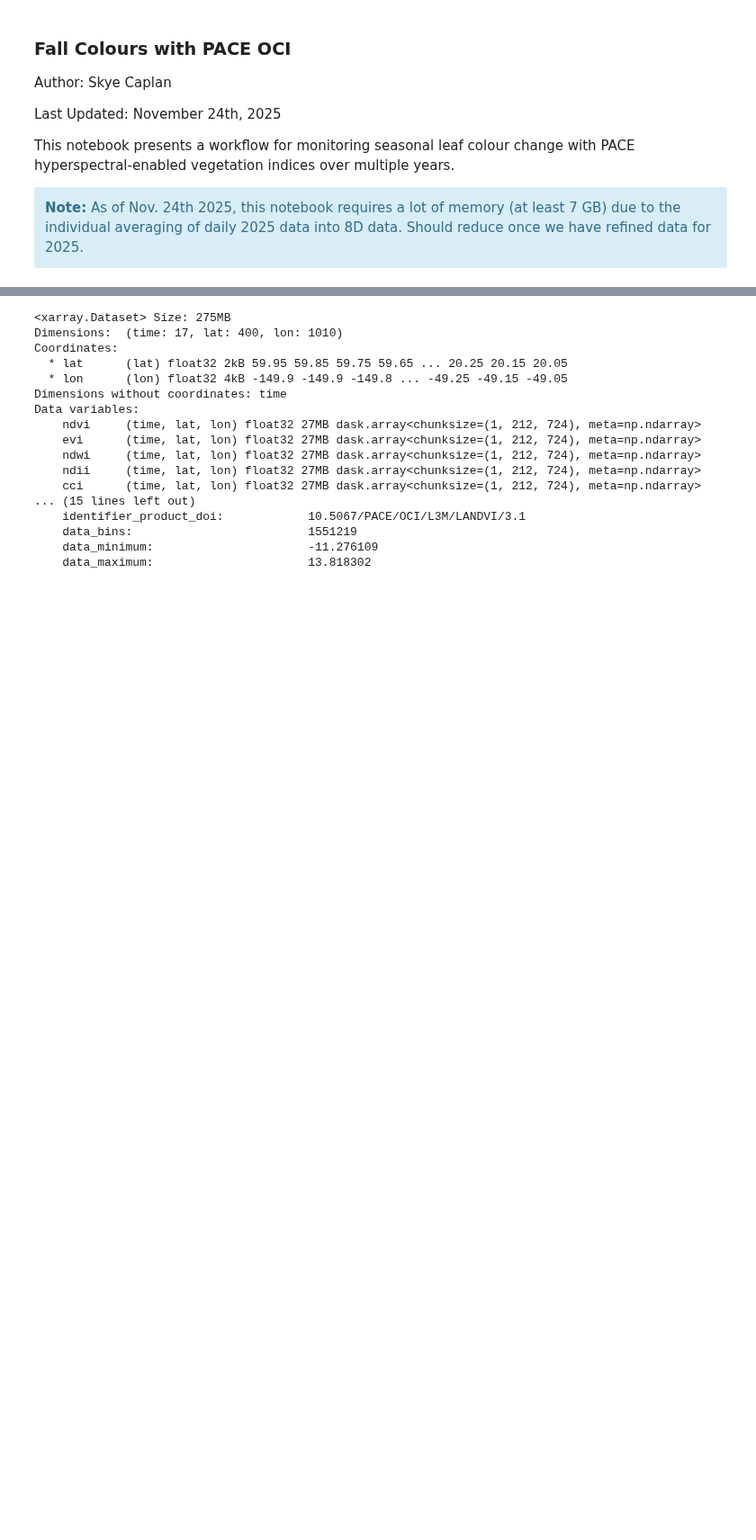
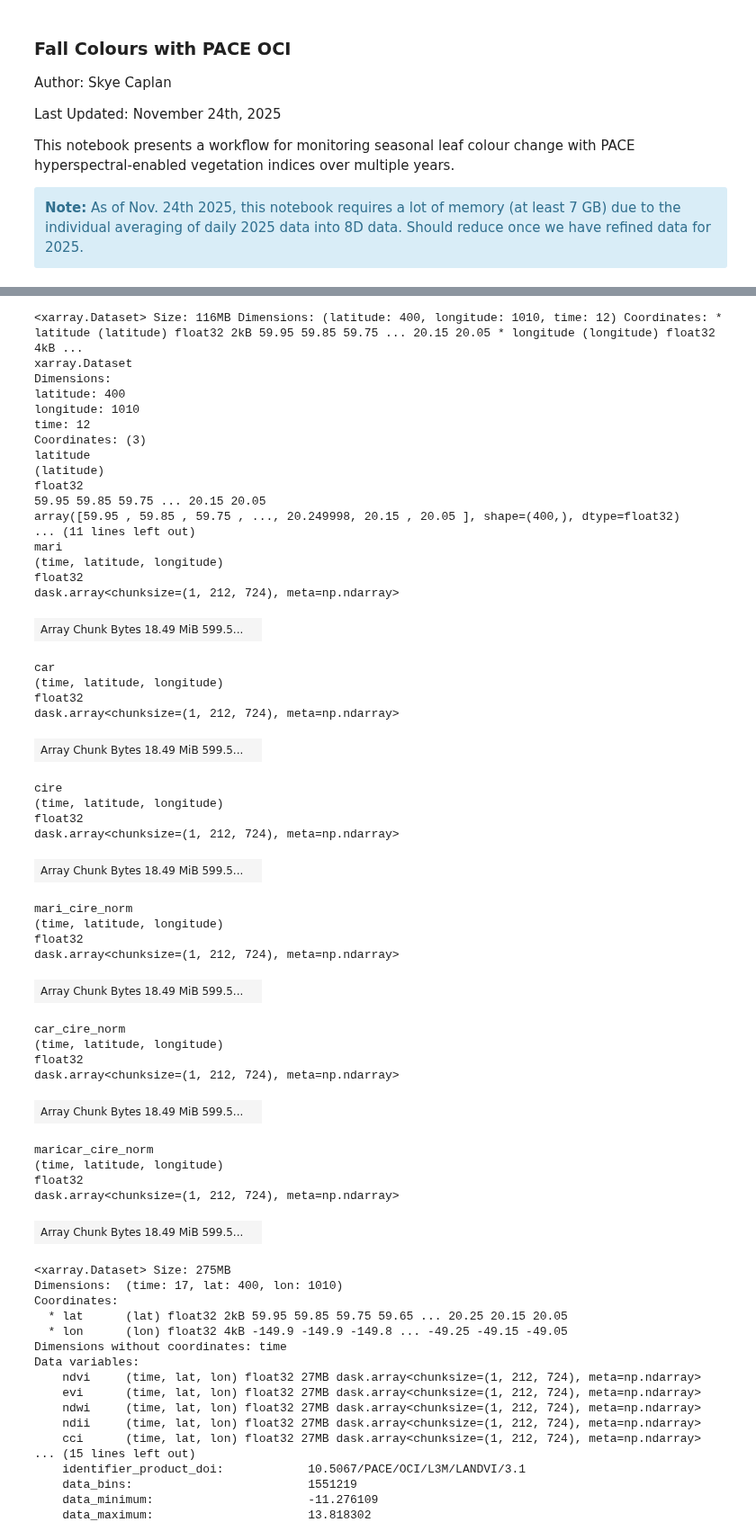
Before and after one commit to skyecaplan/pace-rapid-response, a Jupyter notebook: land/fall_colours.ipynb, the cells around one changed output, grey strips where cells are left out. Shown at 90% size. Saved outputs shown, nothing was run; the diff lists cells and outputs as text; code cells hidden in the pictures; blank space fills up the shorter version.

```diff
--- a/land/fall_colours.ipynb
+++ b/land/fall_colours.ipynb
@@ -82,3 +129,82 @@ start_dates = pd.to_datetime(['2024-08-20', '2024-08-28', '2024-09-05', '2024-09
+# %%
+# Calculate mean ndvi and cire for masking, will use for 2024 as well
+mu_cire = vis_25.cire.mean(dim="time")
+mu_ndvi = vis_25.ndvi.mean(dim="time")
+
+# Where ndvi >= 0.2 and cire >= 0.25 through the season, keep, otherwise nan
+# TODO: Logic is flawed but this works for a quick mask for now
+#       (should prob grab a summer granule)
+vis_25_masked = vis_25.where(np.logical_or(np.logical_and((mu_ndvi >= 0.2),
+                                                          (mu_cire >= 0.25)),
+                                           (np.isnan(vis_25.cire))),
+                             np.nan)
+# %%
+# Normalize?
+normalize = True
+
+if normalize:
+    # Normalize as best as possible
+    cire_25 = vis_25_masked.cire / 3.5
+    mari_25 = vis_25_masked.mari / 3.3
+    car_25 = vis_25_masked.car / 17
+else:
+    cire_25 = vis_25_masked.cire
+    mari_25 = vis_25_masked.mari
+    car_25 = vis_25_masked.car
+
+    # Throw ratios into dataset
+ratios_25 = xr.Dataset(data_vars={"mari":vis_25_masked.mari, "car":vis_25_masked.car,
+                                  "cire":vis_25_masked.cire, "mari_cire_norm": mari_25/cire_25,
+                                  "car_cire_norm": car_25/cire_25,
+                                  "maricar_cire_norm": (mari_25+car_25)/cire_25},
+                       coords={"lat":vis_25_masked.lat.data, "lon":vis_25_masked.lon.data,
+                               "time":start_dates[:vis_25_masked.cire.shape[0]]})
+ratios_25 = ratios_25.rename({"lat":"latitude", "lon":"longitude"})
+ratios_25
+# %% [output]
+<xarray.Dataset> Size: 116MB Dimensions: (latitude: 400, longitude: 1010, time: 12) Coordinates: * latitude (latitude) float32 2kB 59.95 59.85 59.75 ... 20.15 20.05 * longitude (longitude) float32 4kB ...
+xarray.Dataset
+Dimensions:
+latitude: 400
+longitude: 1010
+time: 12
+Coordinates: (3)
+latitude
+(latitude)
+float32
+59.95 59.85 59.75 ... 20.15 20.05
+array([59.95 , 59.85 , 59.75 , ..., 20.249998, 20.15 , 20.05 ], shape=(400,), dtype=float32)
+... (11 lines left out)
+mari
+(time, latitude, longitude)
+float32
+dask.array<chunksize=(1, 212, 724), meta=np.ndarray>
+| Array Chunk Bytes 18.49 MiB 599.5... |  |
+car
+(time, latitude, longitude)
+float32
+dask.array<chunksize=(1, 212, 724), meta=np.ndarray>
+| Array Chunk Bytes 18.49 MiB 599.5... |  |
+cire
+(time, latitude, longitude)
+float32
+dask.array<chunksize=(1, 212, 724), meta=np.ndarray>
+| Array Chunk Bytes 18.49 MiB 599.5... |  |
+mari_cire_norm
+(time, latitude, longitude)
+float32
+dask.array<chunksize=(1, 212, 724), meta=np.ndarray>
+| Array Chunk Bytes 18.49 MiB 599.5... |  |
+car_cire_norm
+(time, latitude, longitude)
+float32
+dask.array<chunksize=(1, 212, 724), meta=np.ndarray>
+| Array Chunk Bytes 18.49 MiB 599.5... |  |
+maricar_cire_norm
+(time, latitude, longitude)
+float32
+dask.array<chunksize=(1, 212, 724), meta=np.ndarray>
+| Array Chunk Bytes 18.49 MiB 599.5... |  |
 # %%
 # Now 2024
 # Pull 2024 8-day files
```
Also changed, not shown: parts of 4 cells of this notebook.
